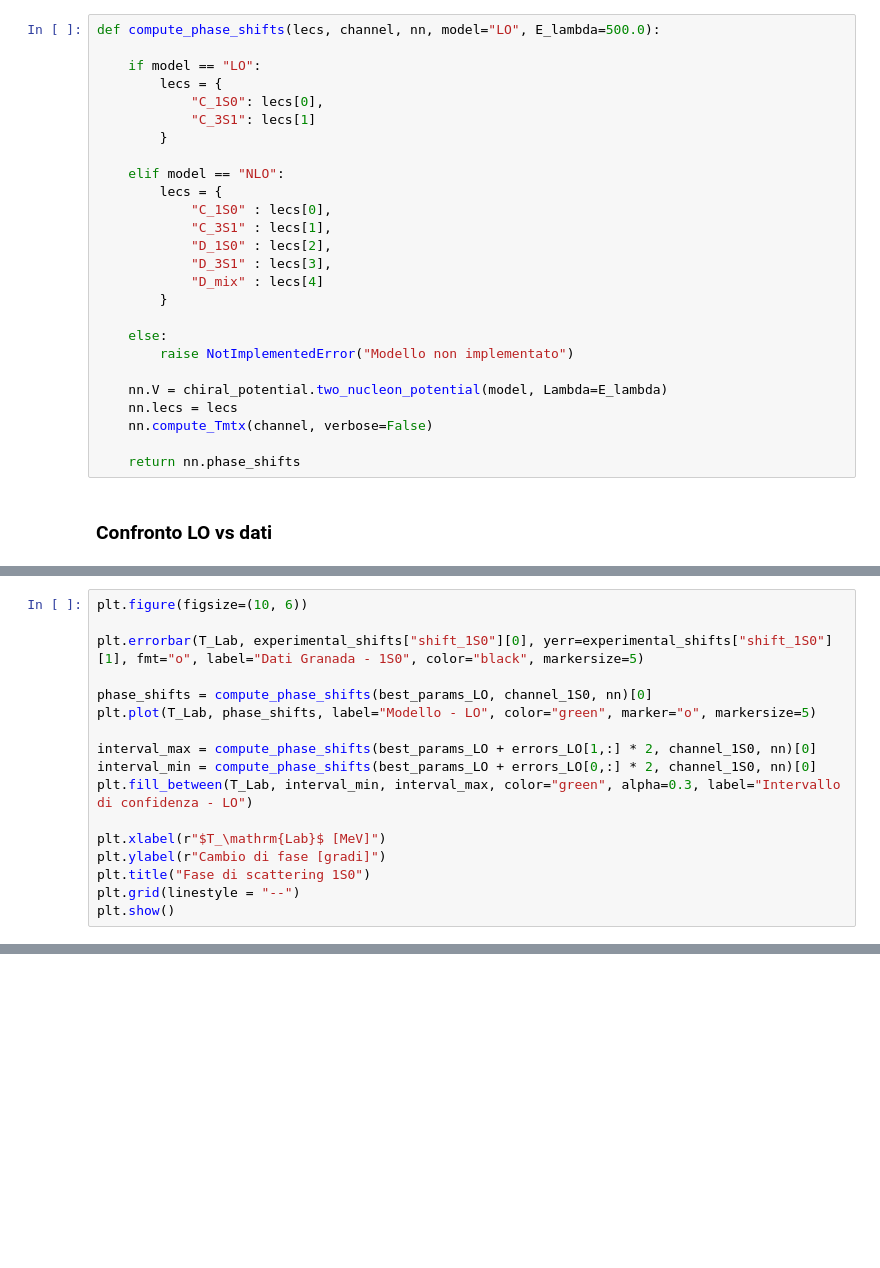
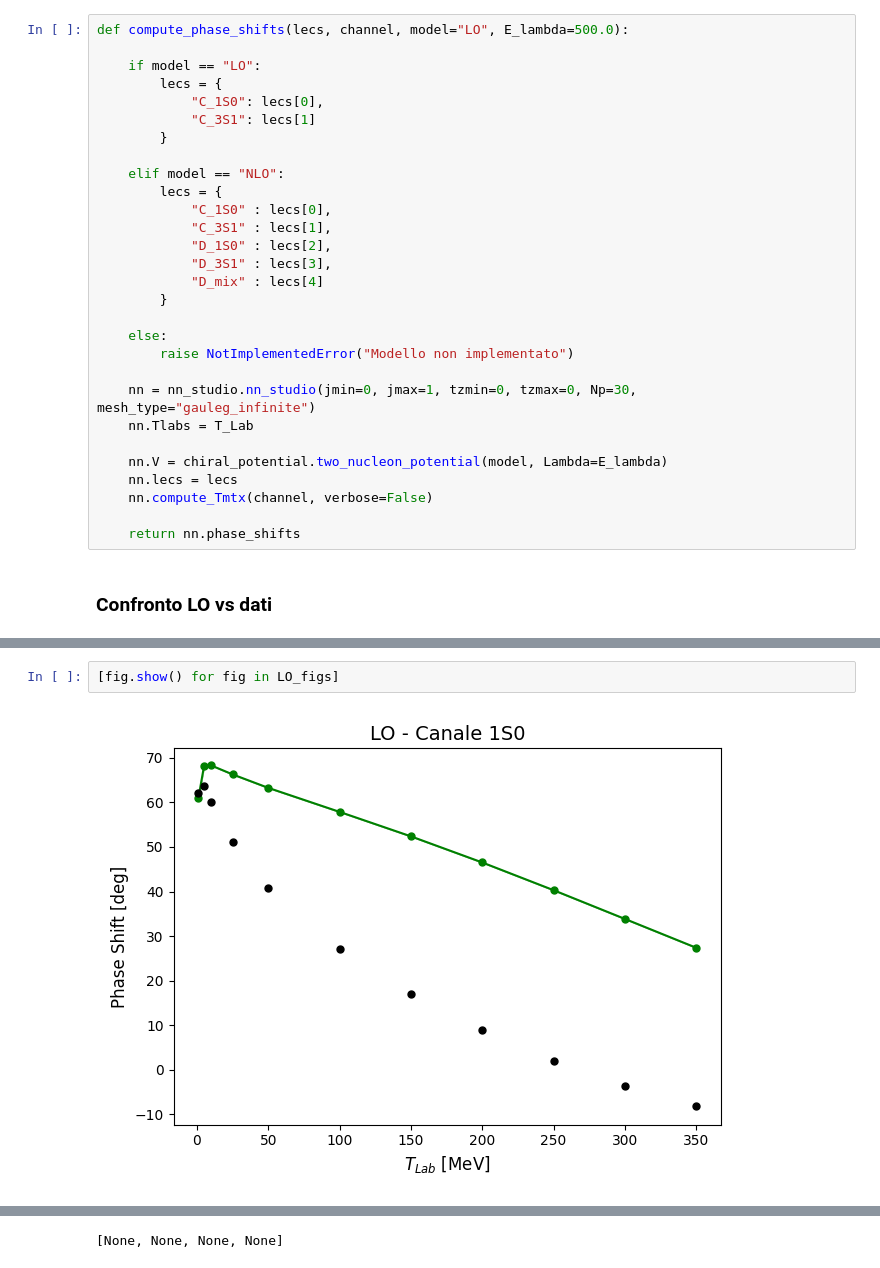
Before and after one commit to Lvetto/lmd_forza_nucleare, a Jupyter notebook: plots.ipynb, the cells around one changed output, grey strips where cells are left out. Drawn from its saved outputs; the diff is of its cells as text; blank space fills up the shorter version.

```diff
--- a/plots.ipynb
+++ b/plots.ipynb
@@ -166,5 +169,5 @@ _, channel_mix = nn.lookup_channel_idx(l=0,ll=2,s=1,j=1) # Il canale di miscela
 # %%
-def compute_phase_shifts(lecs, channel, nn, model="LO", E_lambda=500.0):
+def compute_phase_shifts(lecs, channel, model="LO", E_lambda=500.0):
 
     if model == "LO":
         lecs = {
@@ -184,6 +187,9 @@ def compute_phase_shifts(lecs, channel, nn, model="LO", E_lambda=500.0):
     else:
         raise NotImplementedError("Modello non implementato")
 
+    nn = nn_studio.nn_studio(jmin=0, jmax=1, tzmin=0, tzmax=0, Np=30, mesh_type="gauleg_infinite")
+    nn.Tlabs = T_Lab
+
     nn.V = chiral_potential.two_nucleon_potential(model, Lambda=E_lambda)
     nn.lecs = lecs
     nn.compute_Tmtx(channel, verbose=False)
@@ -202,17 +260,4 @@ with plt.ioff():
-# %%
-plt.figure(figsize=(10, 6))
-
-plt.errorbar(T_Lab, experimental_shifts["shift_1S0"][0], yerr=experimental_shifts["shift_1S0"][1], fmt="o", label="Dati Granada - 1S0", color="black", markersize=5)
-
-phase_shifts = compute_phase_shifts(best_params_LO, channel_1S0, nn)[0]
-plt.plot(T_Lab, phase_shifts, label="Modello - LO", color="green", marker="o", markersize=5)
-
-interval_max = compute_phase_shifts(best_params_LO + errors_LO[1,:] * 2, channel_1S0, nn)[0]
-interval_min = compute_phase_shifts(best_params_LO + errors_LO[0,:] * 2, channel_1S0, nn)[0]
-plt.fill_between(T_Lab, interval_min, interval_max, color="green", alpha=0.3, label="Intervallo di confidenza - LO")
-
-plt.xlabel(r"$T_\mathrm{Lab}$ [MeV]")
-plt.ylabel(r"Cambio di fase [gradi]")
-plt.title("Fase di scattering 1S0")
-plt.grid(linestyle = "--")
-plt.show()
+# %%
+[fig.show() for fig in LO_figs]
+# %% [output]
+[figure, added]
@@ -218,0 +267 @@ plt.show()
+[None, None, None, None]
```
Also changed, not shown: parts of 3 cells of this notebook, 5 other files.
